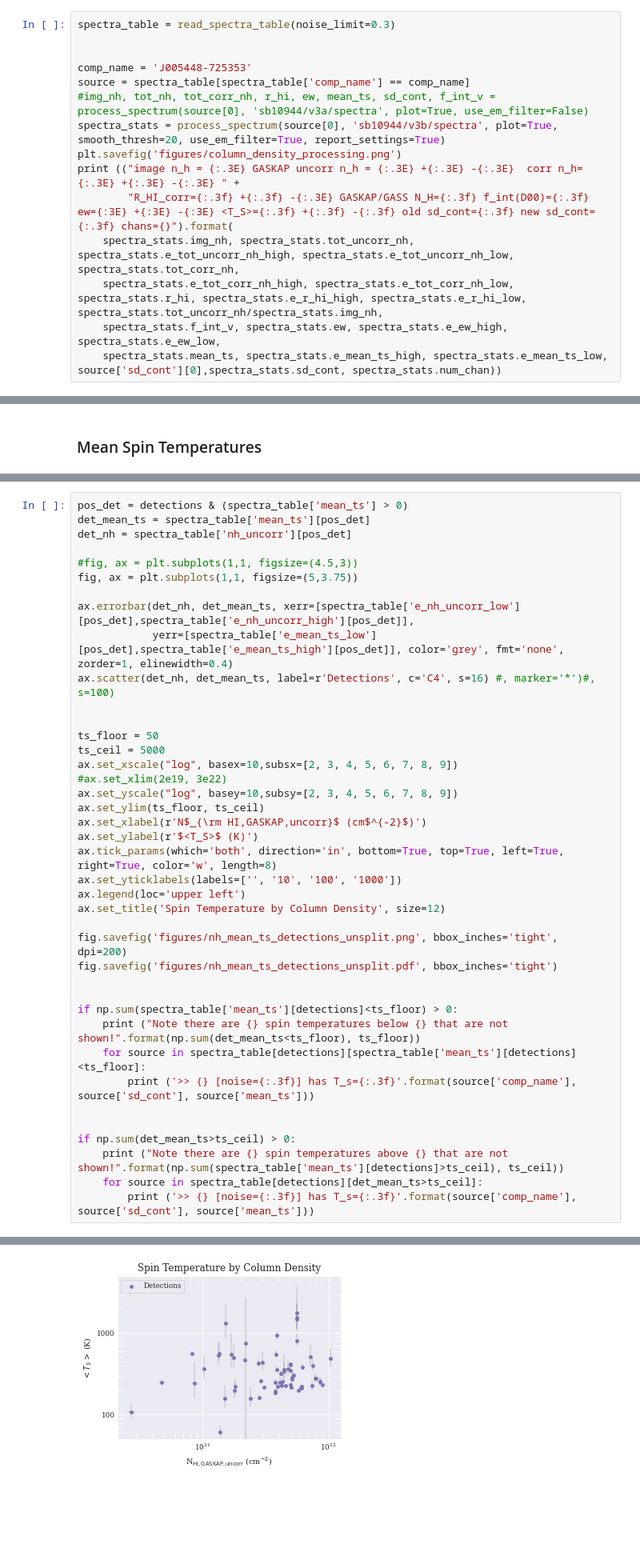
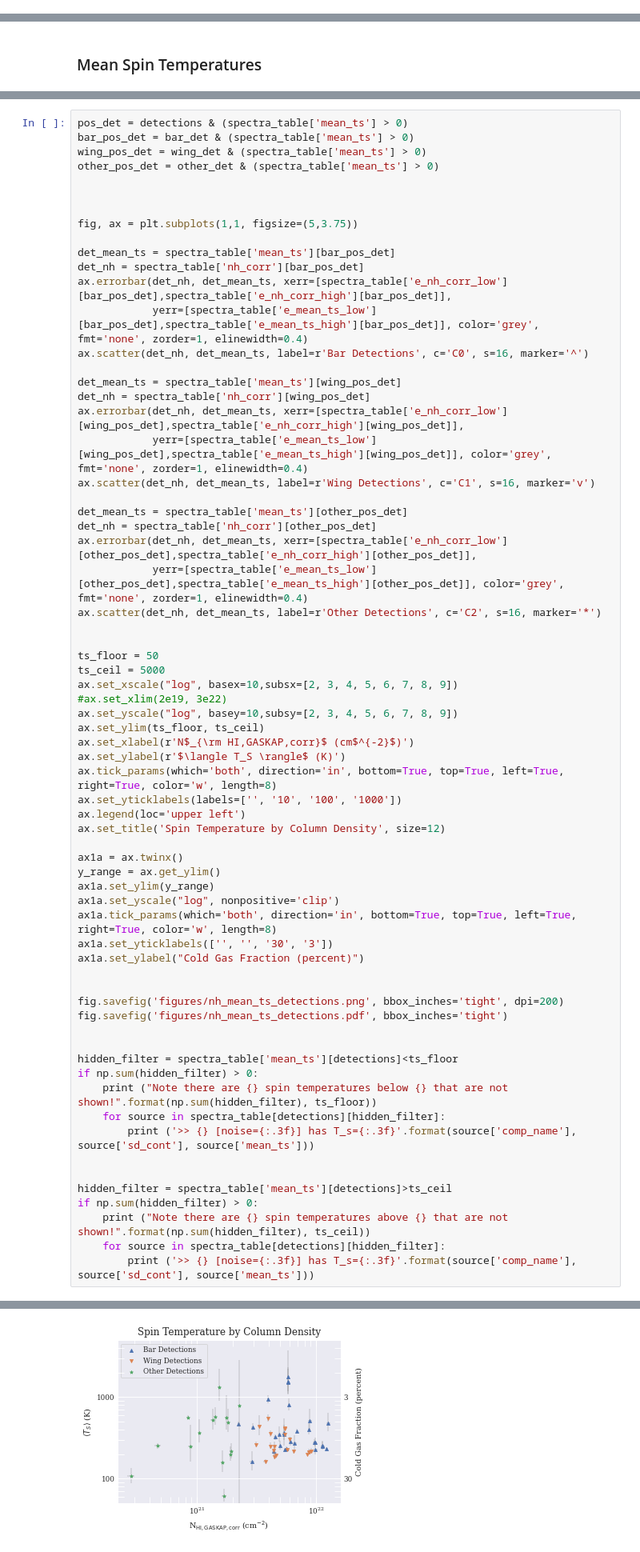
Before and after one commit to jd-au/dempsey_et_al_2022, a Jupyter notebook: CorrectedColumnDensity.ipynb, the cells around one changed output, grey strips where cells are left out. Shown at 80% size. Saved outputs shown, nothing was run; the diff lists cells and outputs as text; blank space fills up the shorter version.

```diff
--- a/CorrectedColumnDensity.ipynb
+++ b/CorrectedColumnDensity.ipynb
@@ -327,15 +42,0 @@ def read_spectra_table(noise_limit=0.3, beam_power_min=0.8):
-# %%
-spectra_table = read_spectra_table(noise_limit=0.3)
-
-
-comp_name = 'J005448-725353'
-source = spectra_table[spectra_table['comp_name'] == comp_name]
-#img_nh, tot_nh, tot_corr_nh, r_hi, ew, mean_ts, sd_cont, f_int_v = process_spectrum(source[0], 'sb10944/v3a/spectra', plot=True, use_em_filter=False)
-spectra_stats = process_spectrum(source[0], 'sb10944/v3b/spectra', plot=True, smooth_thresh=20, use_em_filter=True, report_settings=True)
-plt.savefig('figures/column_density_processing.png')
-print (("image n_h = {:.3E} GASKAP uncorr n_h = {:.3E} +{:.3E} -{:.3E}  corr n_h= {:.3E} +{:.3E} -{:.3E} " +
-        "R_HI_corr={:.3f} +{:.3f} -{:.3E} GASKAP/GASS N_H={:.3f} f_int(D00)={:.3f} ew={:3E} +{:3E} -{:3E} <T_S>={:.3f} +{:.3f} -{:.3f} old sd_cont={:.3f} new sd_cont={:.3f} chans={}").format(
-    spectra_stats.img_nh, spectra_stats.tot_uncorr_nh, spectra_stats.e_tot_uncorr_nh_high, spectra_stats.e_tot_uncorr_nh_low, spectra_stats.tot_corr_nh,
-    spectra_stats.e_tot_corr_nh_high, spectra_stats.e_tot_corr_nh_low, spectra_stats.r_hi, spectra_stats.e_r_hi_high, spectra_stats.e_r_hi_low, spectra_stats.tot_uncorr_nh/spectra_stats.img_nh,
-    spectra_stats.f_int_v, spectra_stats.ew, spectra_stats.e_ew_high, spectra_stats.e_ew_low,
-    spectra_stats.mean_ts, spectra_stats.e_mean_ts_high, spectra_stats.e_mean_ts_low, source['sd_cont'][0],spectra_stats.sd_cont, spectra_stats.num_chan))
@@ -1164,14 +393,30 @@ Note there are 60 spin temperatures below 1 that are not shown!
 # %%
 pos_det = detections & (spectra_table['mean_ts'] > 0)
-det_mean_ts = spectra_table['mean_ts'][pos_det]
-det_nh = spectra_table['nh_uncorr'][pos_det]
+bar_pos_det = bar_det & (spectra_table['mean_ts'] > 0)
+wing_pos_det = wing_det & (spectra_table['mean_ts'] > 0)
+other_pos_det = other_det & (spectra_table['mean_ts'] > 0)
 
-#fig, ax = plt.subplots(1,1, figsize=(4.5,3))
+
+
 fig, ax = plt.subplots(1,1, figsize=(5,3.75))
 
-ax.errorbar(det_nh, det_mean_ts, xerr=[spectra_table['e_nh_uncorr_low'][pos_det],spectra_table['e_nh_uncorr_high'][pos_det]],
-            yerr=[spectra_table['e_mean_ts_low'][pos_det],spectra_table['e_mean_ts_high'][pos_det]], color='grey', fmt='none', zorder=1, elinewidth=0.4)
-ax.scatter(det_nh, det_mean_ts, label=r'Detections', c='C4', s=16) #, marker='*')#, s=100)
+det_mean_ts = spectra_table['mean_ts'][bar_pos_det]
+det_nh = spectra_table['nh_corr'][bar_pos_det]
+ax.errorbar(det_nh, det_mean_ts, xerr=[spectra_table['e_nh_corr_low'][bar_pos_det],spectra_table['e_nh_corr_high'][bar_pos_det]],
+            yerr=[spectra_table['e_mean_ts_low'][bar_pos_det],spectra_table['e_mean_ts_high'][bar_pos_det]], color='grey', fmt='none', zorder=1, elinewidth=0.4)
+ax.scatter(det_nh, det_mean_ts, label=r'Bar Detections', c='C0', s=16, marker='^')
+
+det_mean_ts = spectra_table['mean_ts'][wing_pos_det]
+det_nh = spectra_table['nh_corr'][wing_pos_det]
+ax.errorbar(det_nh, det_mean_ts, xerr=[spectra_table['e_nh_corr_low'][wing_pos_det],spectra_table['e_nh_corr_high'][wing_pos_det]],
+            yerr=[spectra_table['e_mean_ts_low'][wing_pos_det],spectra_table['e_mean_ts_high'][wing_pos_det]], color='grey', fmt='none', zorder=1, elinewidth=0.4)
+ax.scatter(det_nh, det_mean_ts, label=r'Wing Detections', c='C1', s=16, marker='v')
+
+det_mean_ts = spectra_table['mean_ts'][other_pos_det]
+det_nh = spectra_table['nh_corr'][other_pos_det]
+ax.errorbar(det_nh, det_mean_ts, xerr=[spectra_table['e_nh_corr_low'][other_pos_det],spectra_table['e_nh_corr_high'][other_pos_det]],
+            yerr=[spectra_table['e_mean_ts_low'][other_pos_det],spectra_table['e_mean_ts_high'][other_pos_det]], color='grey', fmt='none', zorder=1, elinewidth=0.4)
+ax.scatter(det_nh, det_mean_ts, label=r'Other Detections', c='C2', s=16, marker='*')
 
 
 ts_floor = 50
@@ -1180,25 +425,36 @@ ax.set_xscale("log", basex=10,subsx=[2, 3, 4, 5, 6, 7, 8, 9])
 #ax.set_xlim(2e19, 3e22)
 ax.set_yscale("log", basey=10,subsy=[2, 3, 4, 5, 6, 7, 8, 9])
 ax.set_ylim(ts_floor, ts_ceil)
-ax.set_xlabel(r'N$_{\rm HI,GASKAP,uncorr}$ (cm$^{-2}$)')
-ax.set_ylabel(r'$<T_S>$ (K)')
+ax.set_xlabel(r'N$_{\rm HI,GASKAP,corr}$ (cm$^{-2}$)')
+ax.set_ylabel(r'$\langle T_S \rangle$ (K)')
 ax.tick_params(which='both', direction='in', bottom=True, top=True, left=True, right=True, color='w', length=8)
 ax.set_yticklabels(labels=['', '10', '100', '1000'])
 ax.legend(loc='upper left')
 ax.set_title('Spin Temperature by Column Density', size=12)
 
-fig.savefig('figures/nh_mean_ts_detections_unsplit.png', bbox_inches='tight', dpi=200)
-fig.savefig('figures/nh_mean_ts_detections_unsplit.pdf', bbox_inches='tight')
+ax1a = ax.twinx()
+y_range = ax.get_ylim()
+ax1a.set_ylim(y_range)
+ax1a.set_yscale("log", nonpositive='clip')
+ax1a.tick_params(which='both', direction='in', bottom=True, top=True, left=True, right=True, color='w', length=8)
+ax1a.set_yticklabels(['', '', '30', '3'])
+ax1a.set_ylabel("Cold Gas Fraction (percent)")
 
 
-if np.sum(spectra_table['mean_ts'][detections]<ts_floor) > 0:
-    print ("Note there are {} spin temperatures below {} that are not shown!".format(np.sum(det_mean_ts<ts_floor), ts_floor))
-    for source in spectra_table[detections][spectra_table['mean_ts'][detections]<ts_floor]:
+fig.savefig('figures/nh_mean_ts_detections.png', bbox_inches='tight', dpi=200)
+fig.savefig('figures/nh_mean_ts_detections.pdf', bbox_inches='tight')
+
+
+hidden_filter = spectra_table['mean_ts'][detections]<ts_floor
+if np.sum(hidden_filter) > 0:
+    print ("Note there are {} spin temperatures below {} that are not shown!".format(np.sum(hidden_filter), ts_floor))
+    for source in spectra_table[detections][hidden_filter]:
         print ('>> {} [noise={:.3f}] has T_s={:.3f}'.format(source['comp_name'], source['sd_cont'], source['mean_ts']))
 
 
-if np.sum(det_mean_ts>ts_ceil) > 0:
-    print ("Note there are {} spin temperatures above {} that are not shown!".format(np.sum(spectra_table['mean_ts'][detections]>ts_ceil), ts_ceil))
-    for source in spectra_table[detections][det_mean_ts>ts_ceil]:
+hidden_filter = spectra_table['mean_ts'][detections]>ts_ceil
+if np.sum(hidden_filter) > 0:
+    print ("Note there are {} spin temperatures above {} that are not shown!".format(np.sum(hidden_filter), ts_ceil))
+    for source in spectra_table[detections][hidden_filter]:
         print ('>> {} [noise={:.3f}] has T_s={:.3f}'.format(source['comp_name'], source['sd_cont'], source['mean_ts']))
 # %% [output]
@@ -1208 +464 @@ Note there are 0 spin temperatures below 50 that are not shown!
-[figure, old version]
+[figure, new version]
```
Also changed, not shown: parts of 49 cells of this notebook, 3 other files.
